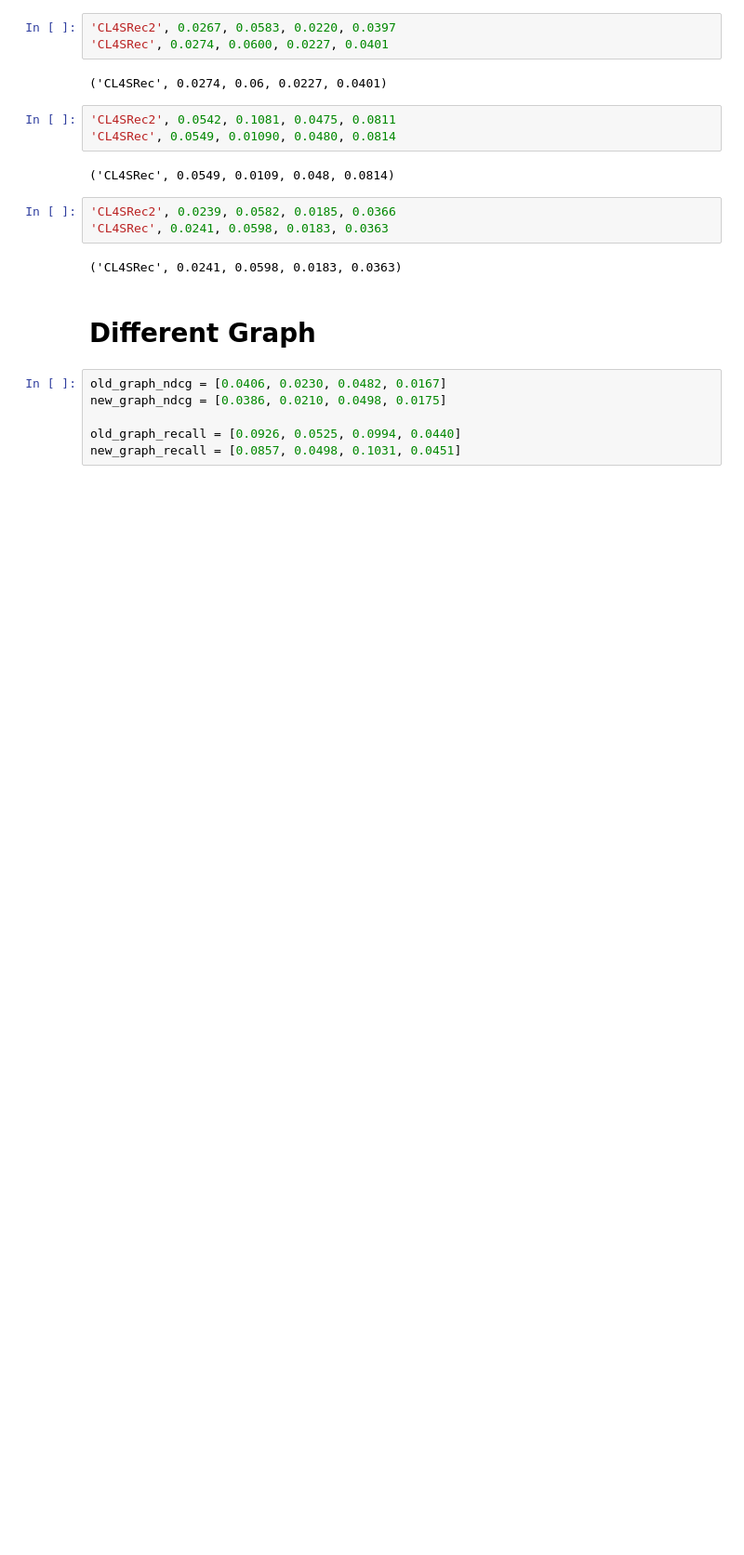
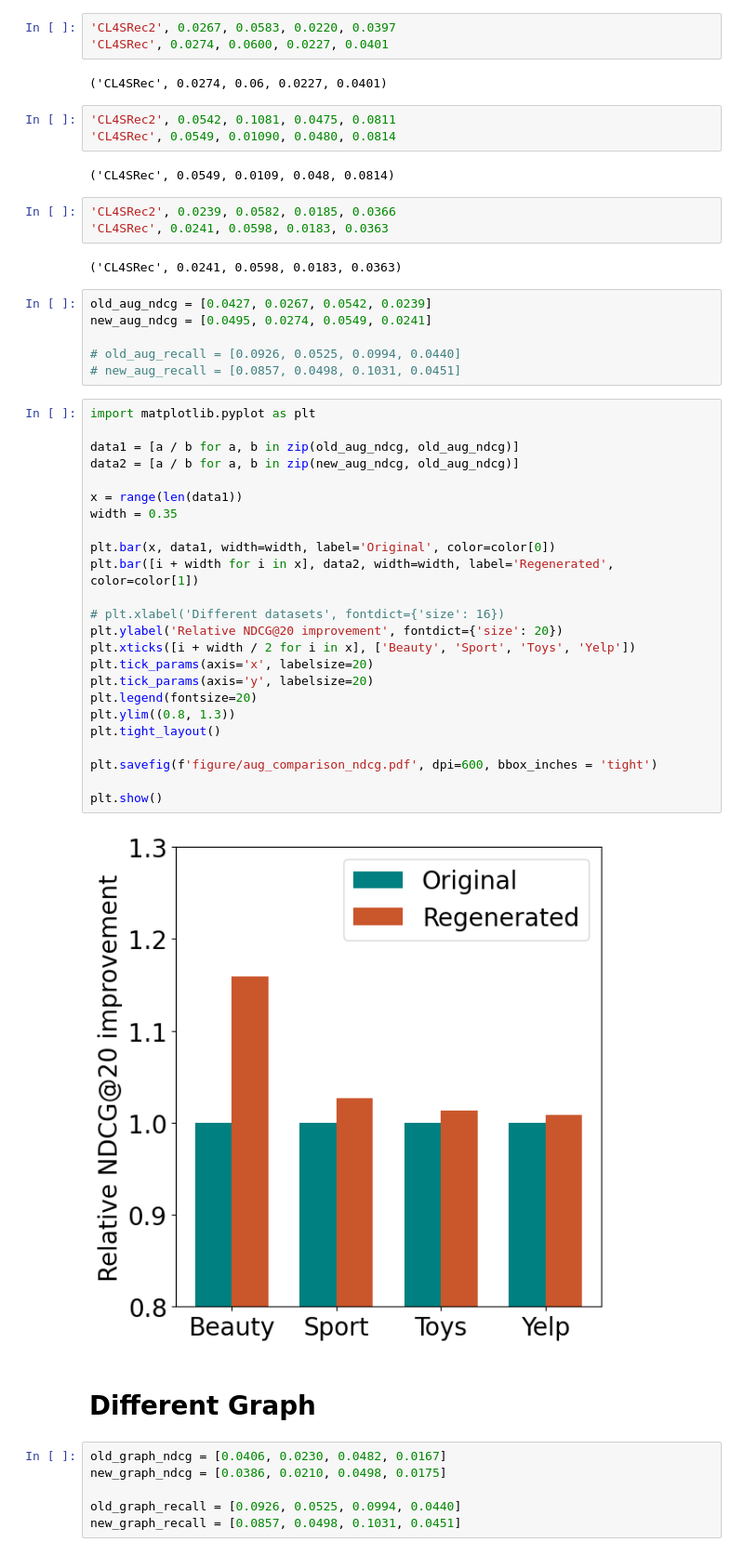
Before and after one commit to USTC-StarTeam/DR4SR, a Jupyter notebook: advanced_exp.ipynb, the cells around one changed output. Shown: that part at 93% size. Cells and saved outputs as stored; diff of their text form; blank space fills up the shorter version.

```diff
--- a/advanced_exp.ipynb
+++ b/advanced_exp.ipynb
@@ -33,6 +33,38 @@ plt.rcParams['figure.figsize'] = (6,6)
 'CL4SRec', 0.0241, 0.0598, 0.0183, 0.0363
 # %% [output]
 ('CL4SRec', 0.0241, 0.0598, 0.0183, 0.0363)
+# %%
+old_aug_ndcg = [0.0427, 0.0267, 0.0542, 0.0239]
+new_aug_ndcg = [0.0495, 0.0274, 0.0549, 0.0241]
+
+# old_aug_recall = [0.0926, 0.0525, 0.0994, 0.0440]
+# new_aug_recall = [0.0857, 0.0498, 0.1031, 0.0451]
+# %%
+import matplotlib.pyplot as plt
+
+data1 = [a / b for a, b in zip(old_aug_ndcg, old_aug_ndcg)]
+data2 = [a / b for a, b in zip(new_aug_ndcg, old_aug_ndcg)]
+
+x = range(len(data1))
+width = 0.35
+
+plt.bar(x, data1, width=width, label='Original', color=color[0])
+plt.bar([i + width for i in x], data2, width=width, label='Regenerated', color=color[1])
+
+# plt.xlabel('Different datasets', fontdict={'size': 16})
+plt.ylabel('Relative NDCG@20 improvement', fontdict={'size': 20})
+plt.xticks([i + width / 2 for i in x], ['Beauty', 'Sport', 'Toys', 'Yelp'])
+plt.tick_params(axis='x', labelsize=20)
+plt.tick_params(axis='y', labelsize=20)
+plt.legend(fontsize=20)
+plt.ylim((0.8, 1.3))
+plt.tight_layout()
+
+plt.savefig(f'figure/aug_comparison_ndcg.pdf', dpi=600, bbox_inches = 'tight')
+
+plt.show()
+# %% [output]
+[figure, added]
 # %% [markdown]
 # Different Graph
 # %%
```
Also changed, not shown: parts of 2 cells of this notebook, 22 other files.
